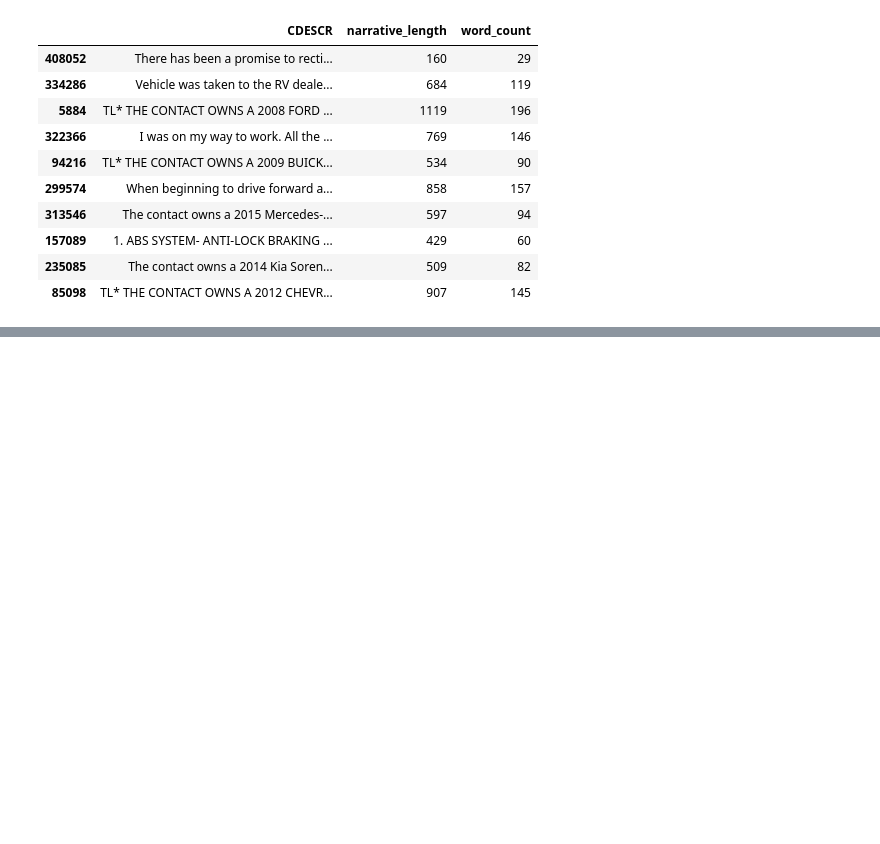
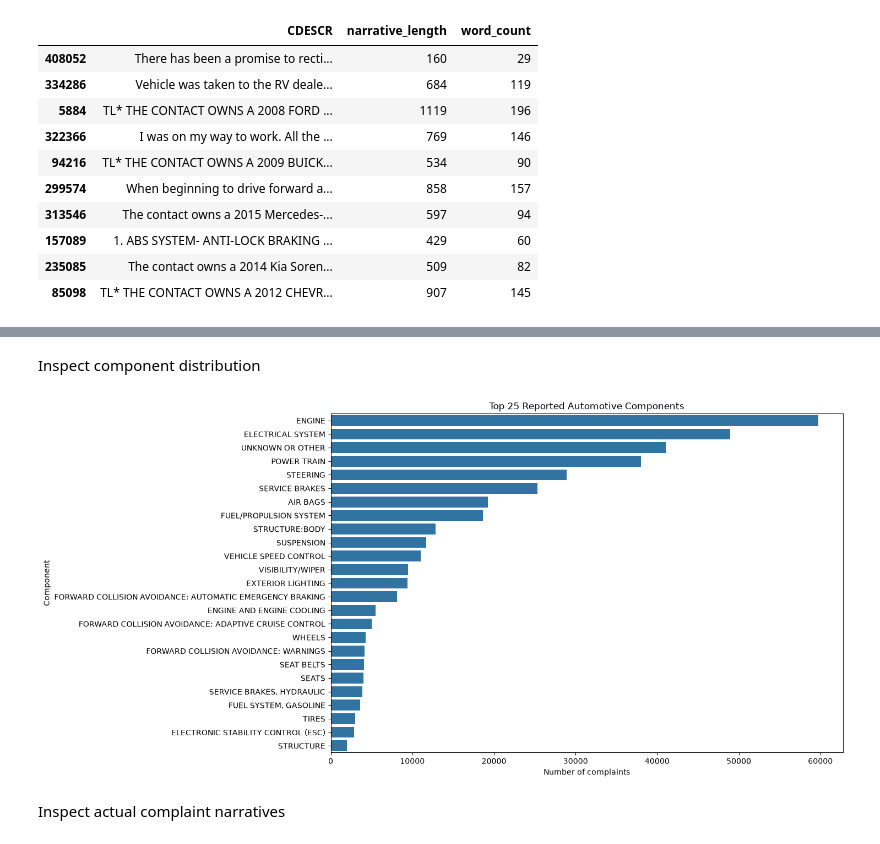
Before and after one commit to aravind8bkd/automotive-ner-pipeline, a Jupyter notebook: notebooks/01_eda_and_label_audit.ipynb, the cells around one changed output, grey strips where cells are left out. Drawn from its saved outputs; the diff is of its cells as text; code cells hidden in the pictures; blank space fills up the shorter version.

```diff
--- a/notebooks/01_eda_and_label_audit.ipynb
+++ b/notebooks/01_eda_and_label_audit.ipynb
@@ -211,0 +231,28 @@ Mean narrative length: 591.8812481196544
+# %% [markdown]
+Inspect component distribution
+# %%
+component_counts = (
+    df["COMPDESC"]
+    .str.strip()
+    .replace("", pd.NA)
+    .dropna()
+    .value_counts()
+    .head(25)
+)
+
+plt.figure(figsize=(12, 8))
+
+sns.barplot(
+    x=component_counts.values,
+    y=component_counts.index
+)
+
+plt.title("Top 25 Reported Automotive Components")
+plt.xlabel("Number of complaints")
+plt.ylabel("Component")
+
+plt.show()
+# %% [output]
+[figure, added]
+# %% [markdown]
+Inspect actual complaint narratives
```
Also changed, not shown: parts of 9 cells of this notebook.
